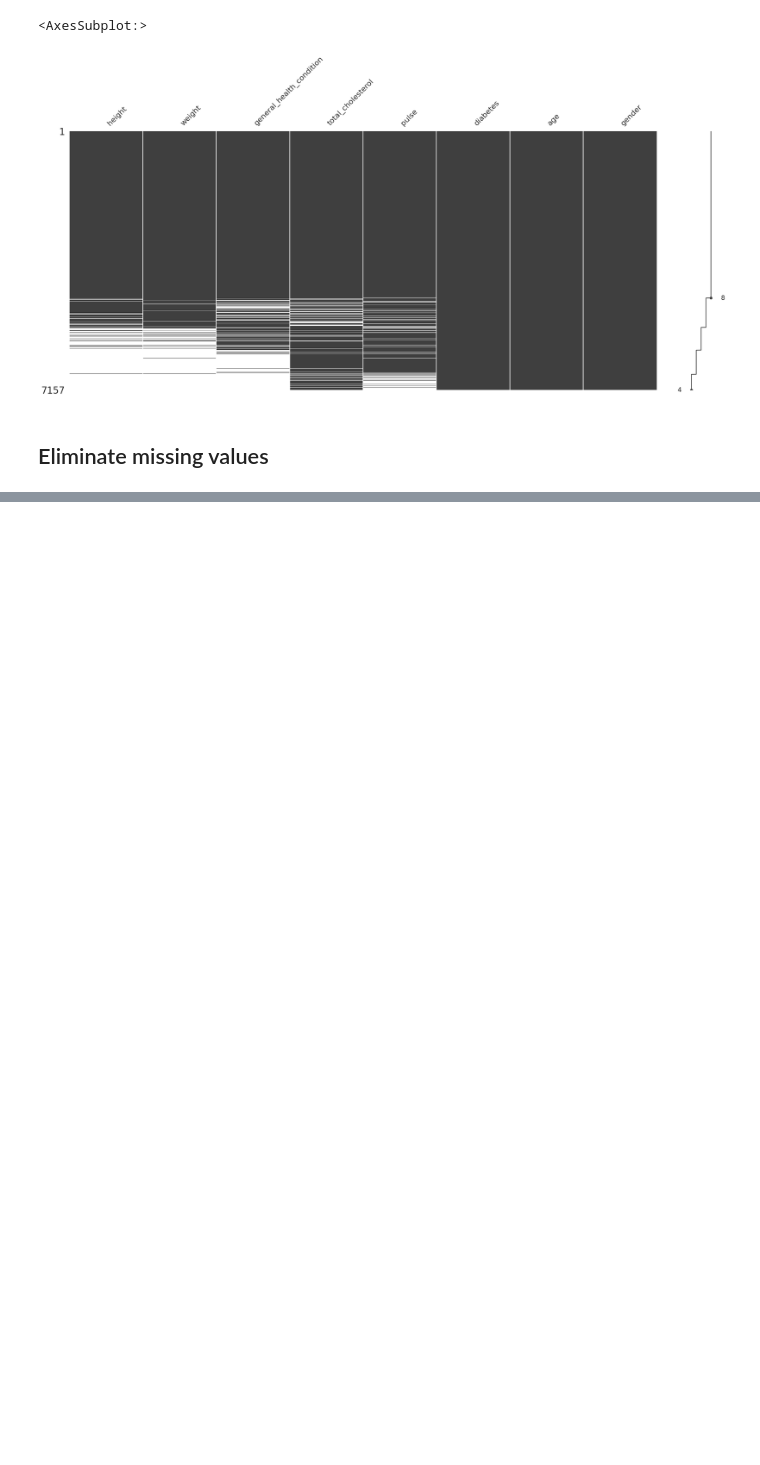
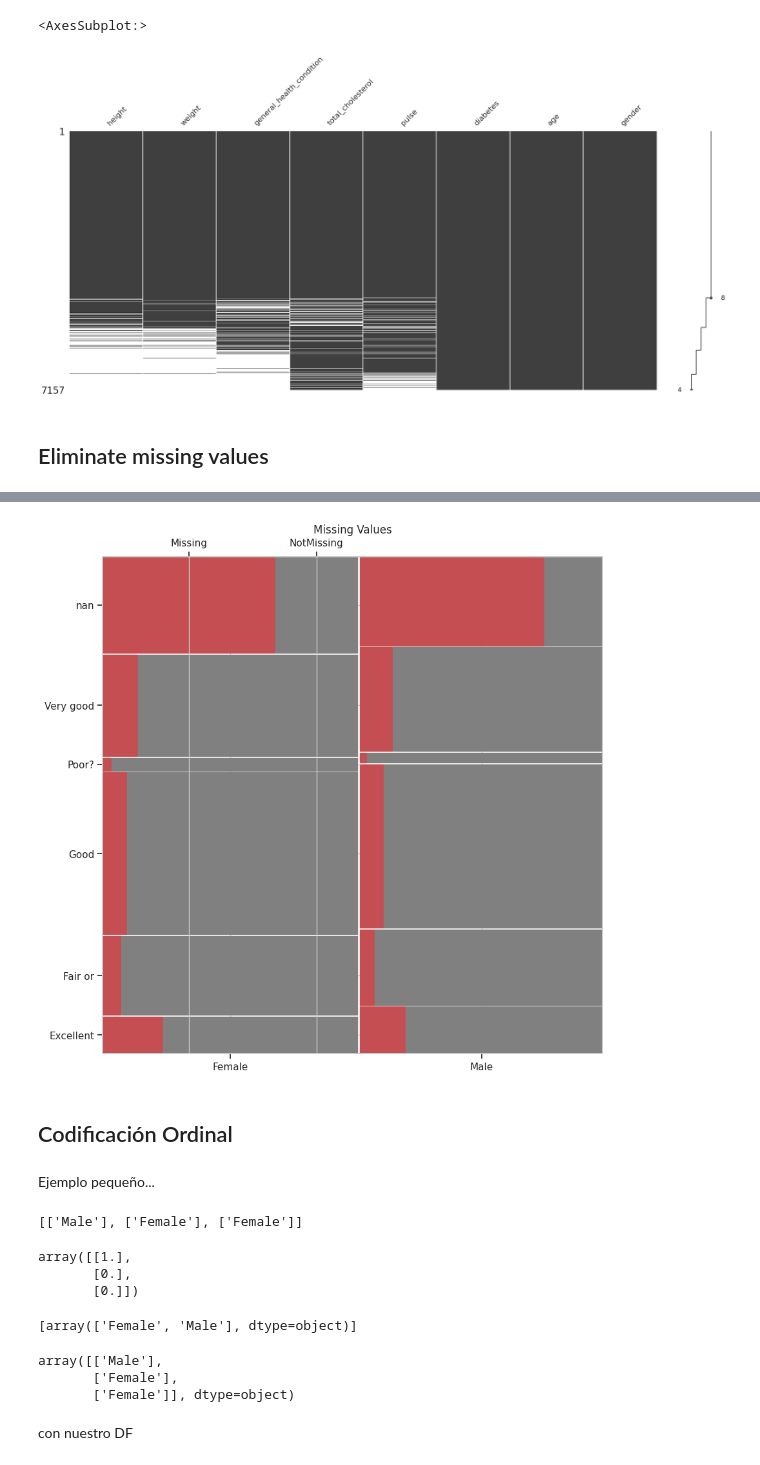
Before and after one commit to AleexSilva/Training-DataImputation, a Jupyter notebook: DataImput.ipynb, the cells around one changed output, grey strips where cells are left out. Cells and saved outputs as stored; diff of their text form; code cells hidden in the pictures; blank space fills up the shorter version.

Commit message:
Ordinal Codification

```diff
--- a/DataImput.ipynb
+++ b/DataImput.ipynb
@@ -210,0 +409,29 @@ nhanes_df=(
+# %%
+def missing_mosaic_plot(df,x_variable,y_variable,target_var):
+    figf, ax = plt.subplots(figsize=(10,10))
+    (
+        df
+        .select_columns(x_variable,y_variable,target_var)
+        .assign(
+            weight = lambda df: df[target_var].isna().replace([True,False],['Missing','NotMissing'])
+        )
+        .groupby([x_variable,y_variable,target_var],
+                dropna=False,
+                as_index=True)
+        .size()
+        .pipe(
+            lambda df: mosaic(
+                data=df,
+                properties=lambda key:{'color':'r' if 'Missing' in key else 'gray'},
+                horizontal=True,
+                axes_label=True,
+                title='Missing Values',
+                labelizer= lambda key:'',
+                ax=ax
+            )
+        )
+    );
+# %%
+missing_mosaic_plot(nhanes_df,'gender','general_health_condition','weight')
+# %% [output]
+[figure, added]
@@ -210,0 +440,28 @@ nhanes_df=(
+# %% [markdown]
+## Codificación Ordinal
+# %% [markdown]
+<p>Ejemplo pequeño...</P>
+# %%
+encoder=sklearn.preprocessing.OrdinalEncoder()
+X=[['Male'],['Female'],['Female']]
+X
+# %% [output]
+[['Male'], ['Female'], ['Female']]
+# %%
+encoder.fit_transform(X)
+# %% [output]
+array([[1.],
+       [0.],
+       [0.]])
+# %%
+encoder.categories_
+# %% [output]
+[array(['Female', 'Male'], dtype=object)]
+# %%
+encoder.inverse_transform([[1],[0],[0]])
+# %% [output]
+array([['Male'],
+       ['Female'],
+       ['Female']], dtype=object)
+# %% [markdown]
+<p>con nuestro DF</P>
```
Also changed, not shown: parts of 14 cells of this notebook.
